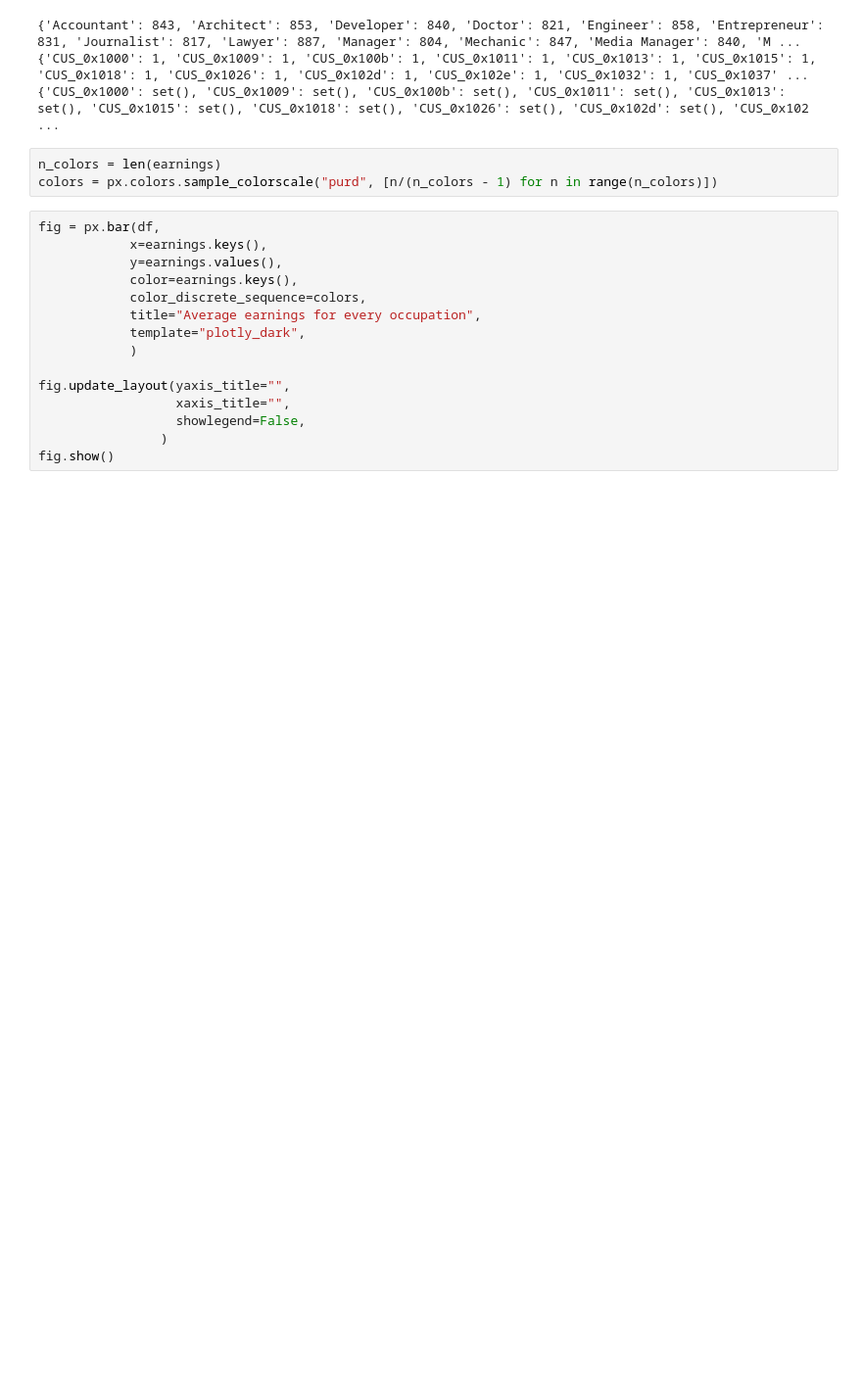
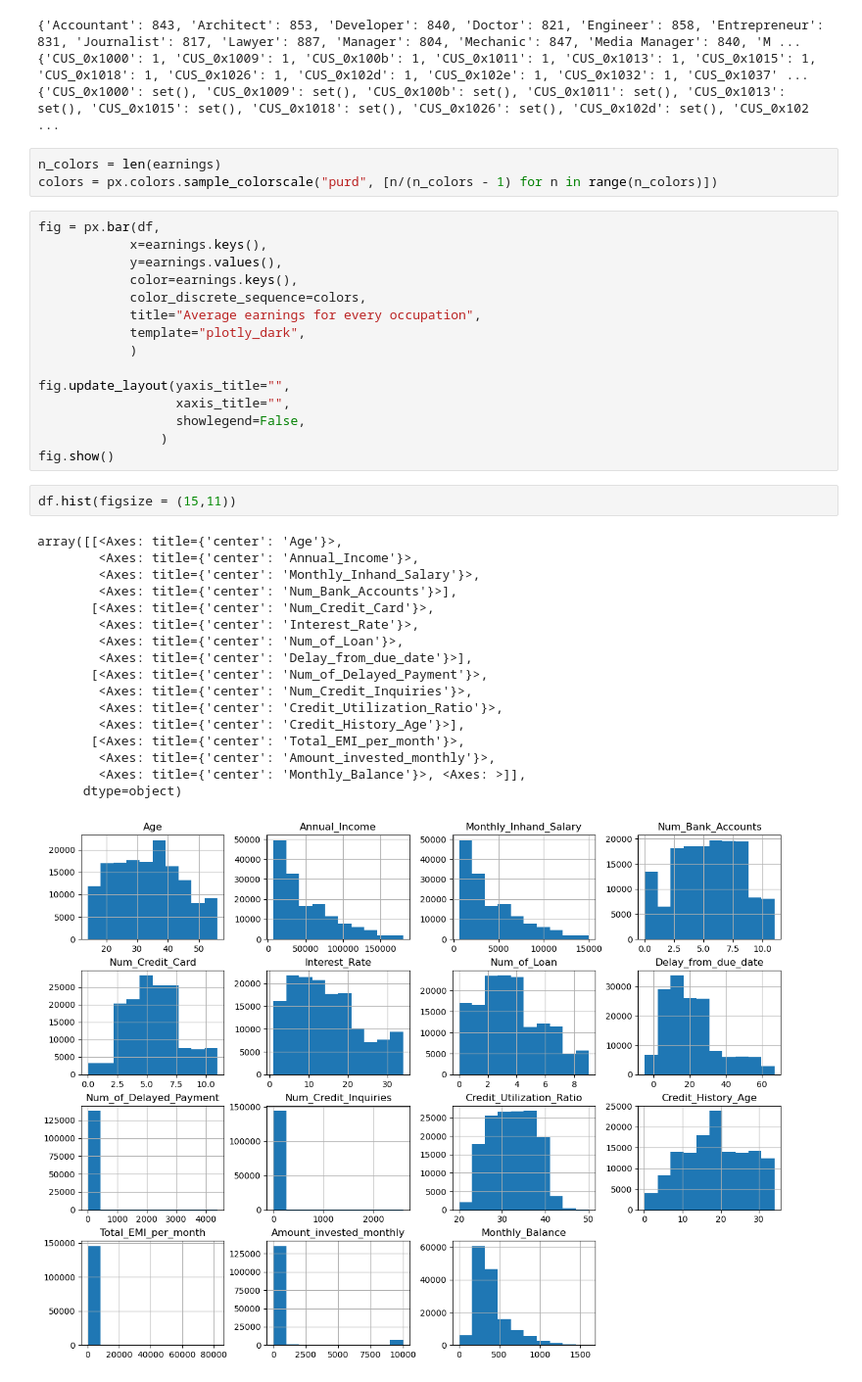
Before and after one commit to Gauss-PWr/EDA_PROJECT_2, a Jupyter notebook: data/charts.ipynb, the cells around one changed output. Shown at 98% size. Saved outputs shown, nothing was run; the diff lists cells and outputs as text; blank space fills up the shorter version.

```diff
--- a/data/charts.ipynb
+++ b/data/charts.ipynb
@@ -285,3 +285,23 @@ fig.update_layout(yaxis_title="",
                   showlegend=False,
                 )
 fig.show()
+# %%
+df.hist(figsize = (15,11))
+# %% [output]
+array([[<Axes: title={'center': 'Age'}>,
+        <Axes: title={'center': 'Annual_Income'}>,
+        <Axes: title={'center': 'Monthly_Inhand_Salary'}>,
+        <Axes: title={'center': 'Num_Bank_Accounts'}>],
+       [<Axes: title={'center': 'Num_Credit_Card'}>,
+        <Axes: title={'center': 'Interest_Rate'}>,
+        <Axes: title={'center': 'Num_of_Loan'}>,
+        <Axes: title={'center': 'Delay_from_due_date'}>],
+       [<Axes: title={'center': 'Num_of_Delayed_Payment'}>,
+        <Axes: title={'center': 'Num_Credit_Inquiries'}>,
+        <Axes: title={'center': 'Credit_Utilization_Ratio'}>,
+        <Axes: title={'center': 'Credit_History_Age'}>],
+       [<Axes: title={'center': 'Total_EMI_per_month'}>,
+        <Axes: title={'center': 'Amount_invested_monthly'}>,
+        <Axes: title={'center': 'Monthly_Balance'}>, <Axes: >]],
+      dtype=object)
+[figure, added]
```
Also changed, not shown: parts of 2 cells of this notebook, 1 other file.
